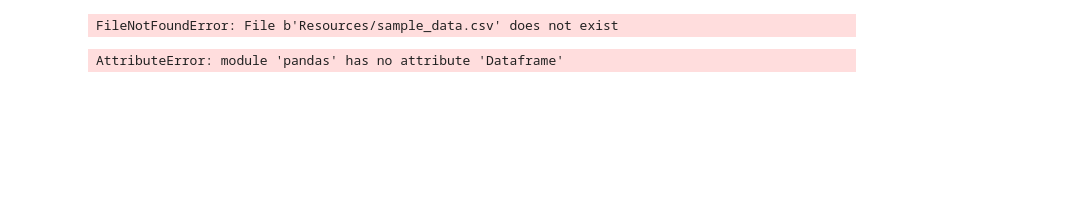
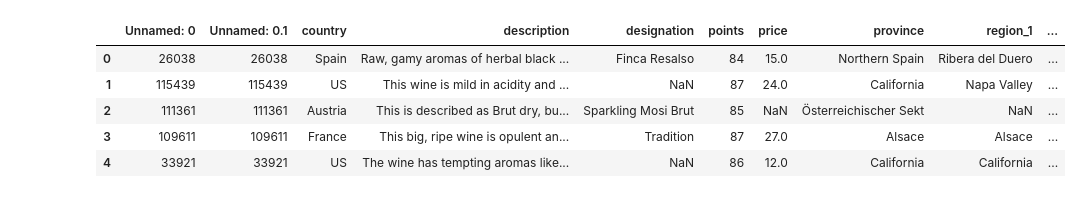
Before and after one commit to mcgeec91/Wine_Project, a Jupyter notebook: jess_question1.ipynb, the cells around one changed output. Saved outputs shown, nothing was run; the diff lists cells and outputs as text; code cells hidden in the pictures; blank space fills up the shorter version.

```diff
--- a/jess_question1.ipynb
+++ b/jess_question1.ipynb
@@ -3,25 +3,16 @@
 # %%
 import csv
 import pandas as pd
 import numpy as np
 
 import matplotlib.pyplot as plt
 wine_data = pd.read_csv("Resources/sample_data.csv")
 
-sample_df=wine_data.sample(n=1000)
-sample_df.head()
+wine_data.head()
 # %% [output]
-FileNotFoundError: File b'Resources/sample_data.csv' does not exist
+|  | Unnamed: 0 | Unnamed: 0.1 | country | description | designation | points | price | province | region_1 | ... |
+| 0 | 26038 | 26038 | Spain | Raw, gamy aromas of herbal black ... | Finca Resalso | 84 | 15.0 | Northern Spain | Ribera del Duero | ... |
+| 1 | 115439 | 115439 | US | This wine is mild in acidity and ... | NaN | 87 | 24.0 | California | Napa Valley | ... |
+| 2 | 111361 | 111361 | Austria | This is described as Brut dry, bu... | Sparkling Mosi Brut | 85 | NaN | Österreichischer Sekt | NaN | ... |
+| 3 | 109611 | 109611 | France | This big, ripe wine is opulent an... | Tradition | 87 | 27.0 | Alsace | Alsace | ... |
+| 4 | 33921 | 33921 | US | The wine has tempting aromas like... | NaN | 86 | 12.0 | California | California | ... |
-# %%
-#Country vs Points/Rating --> Wine Rated by Each Country (Bar Graph)
-wine_df = sample_df["country"].value_counts()
-df = pd.Dataframe(wine_df)
-
-x_axis = np.arange(df["country"].count())
-tick_locations = [value for value in x_axis]
-
-#Plot Bar Graph
-plt.bar(x_axis, wine_count, color='r', alpha=0.5, align="edge")
-plt.xticks(tick_locations, df["country"], rotation="vertical")
-# %% [output]
-AttributeError: module 'pandas' has no attribute 'Dataframe'
```
Also changed, not shown: parts of 4 cells of this notebook.
